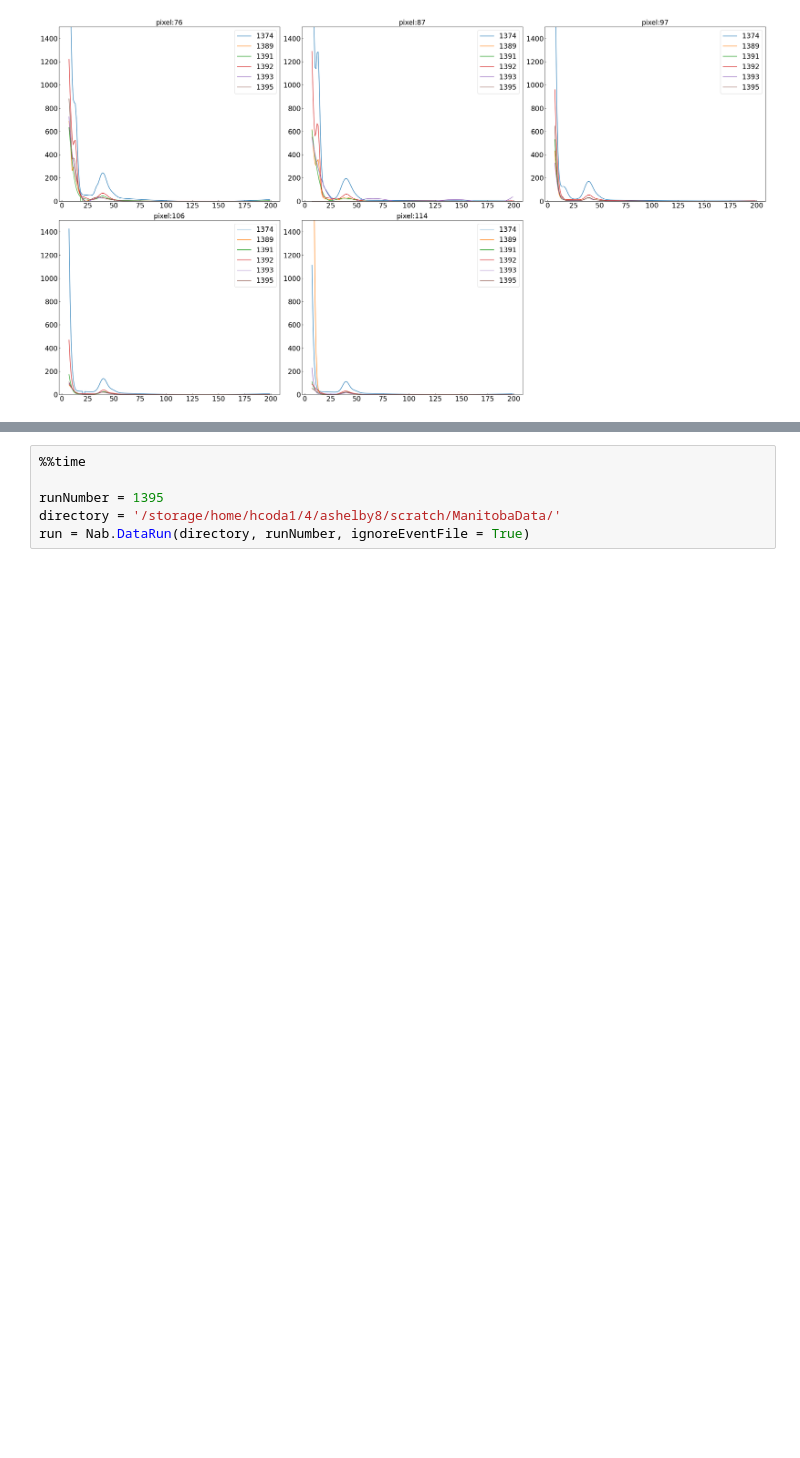
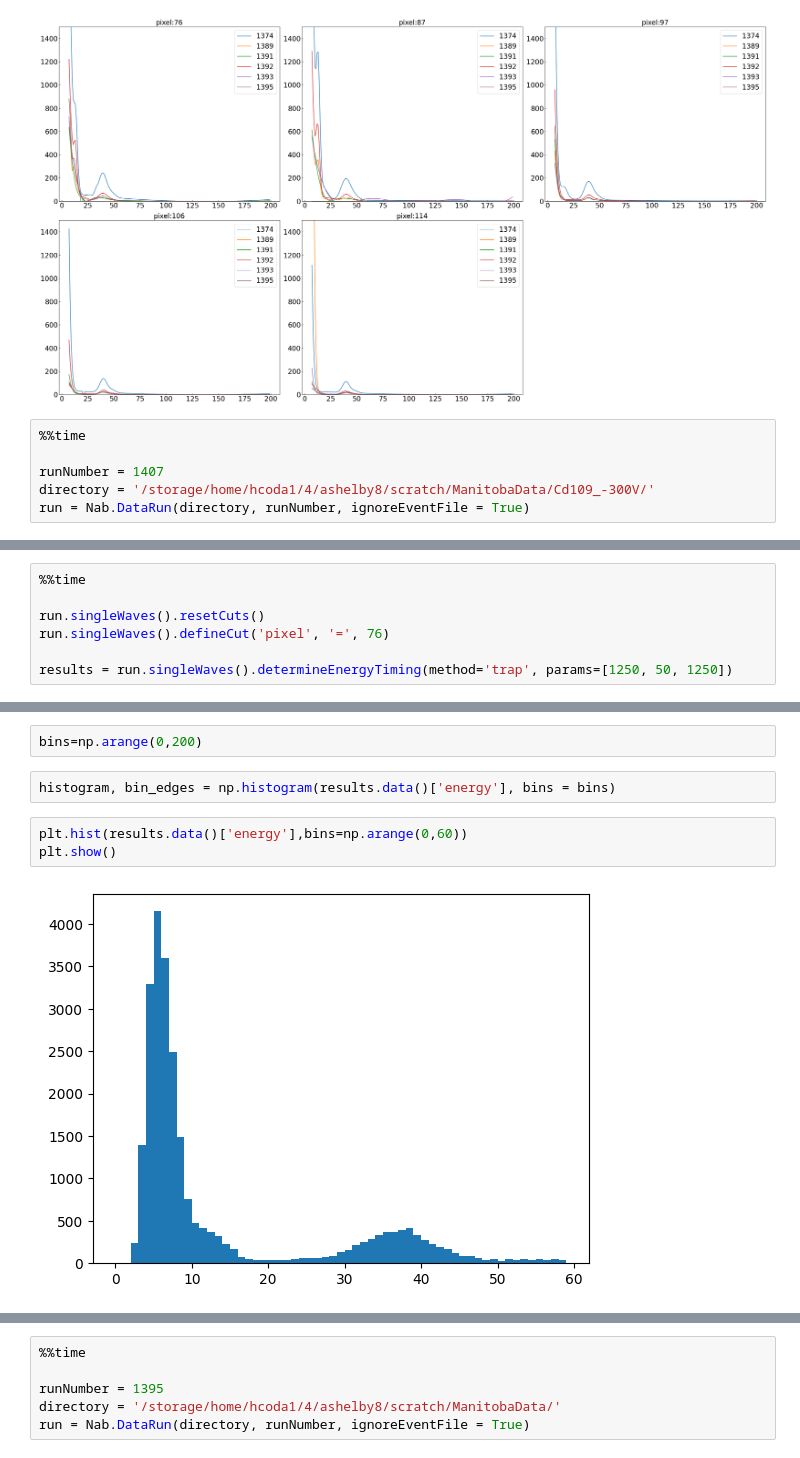
Before and after one commit to arlee-shelby/calibration, a Jupyter notebook: SnCalibration_pixelResults.ipynb, the cells around one changed output, grey strips where cells are left out. Saved outputs shown, nothing was run; the diff lists cells and outputs as text; blank space fills up the shorter version.

Commit message:
add run 1407 data

```diff
--- a/SnCalibration_pixelResults.ipynb
+++ b/SnCalibration_pixelResults.ipynb
@@ -262,3 +286,9 @@ for j in pix_index:
 py.tight_layout()
 # %% [output]
 [figure]
+# %%
+%%time
+
+runNumber = 1407
+directory = '/storage/home/hcoda1/4/ashelby8/scratch/ManitobaData/Cd109_-300V/'
+run = Nab.DataRun(directory, runNumber, ignoreEventFile = True)
@@ -264,0 +298,7 @@ py.tight_layout()
+# %%
+%%time
+
+run.singleWaves().resetCuts()
+run.singleWaves().defineCut('pixel', '=', 76)
+
+results = run.singleWaves().determineEnergyTiming(method='trap', params=[1250, 50, 1250])
@@ -264,0 +308,9 @@ py.tight_layout()
+# %%
+bins=np.arange(0,200)
+# %%
+histogram, bin_edges = np.histogram(results.data()['energy'], bins = bins)
+# %%
+plt.hist(results.data()['energy'],bins=np.arange(0,60))
+plt.show()
+# %% [output]
+[figure, added]
```
Also changed, not shown: parts of 23 cells of this notebook, 3 other files.
